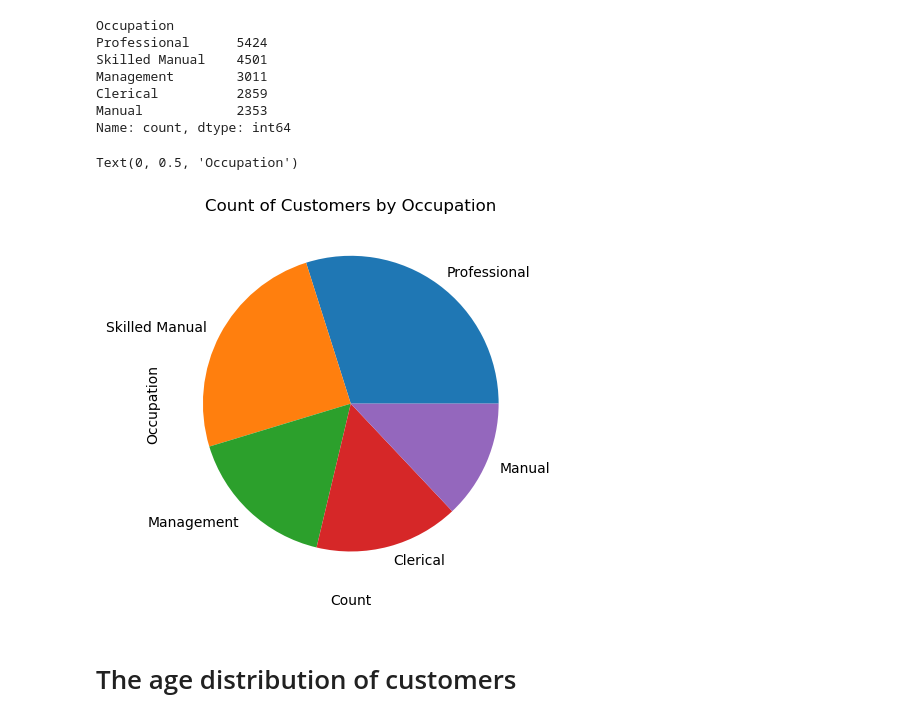
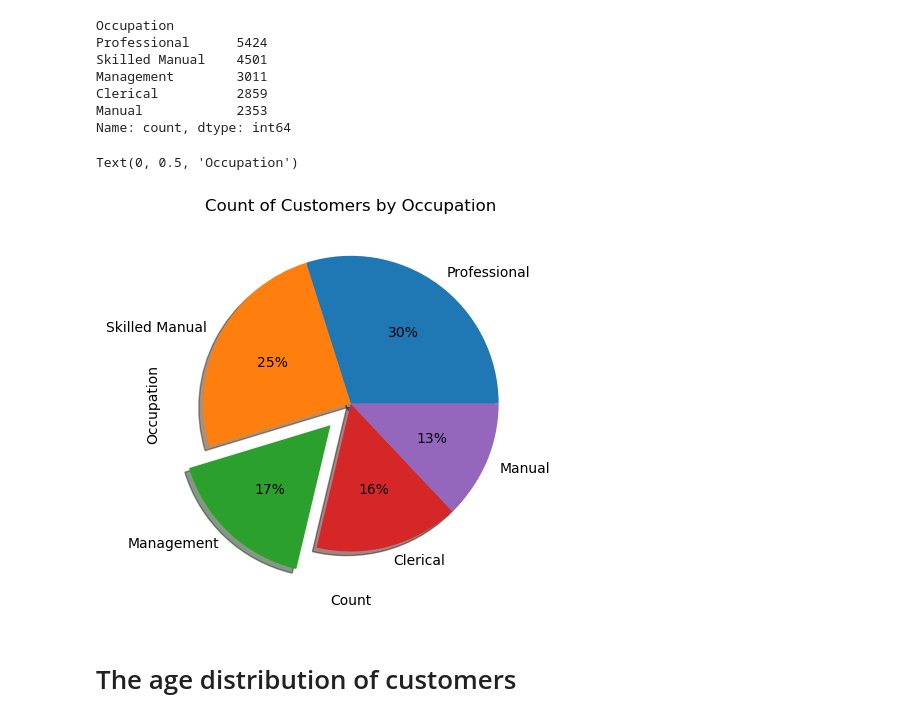
Before and after one commit to adebisijoy/Customers-Data-Visualization, a Jupyter notebook: Customers Data Visualization.ipynb, the cells around one changed output. Drawn from its saved outputs; the diff is of its cells as text; code cells hidden in the pictures.

```diff
--- a/Customers Data Visualization.ipynb
+++ b/Customers Data Visualization.ipynb
@@ -184,12 +185,12 @@ Manual            2353
 Name: count, dtype: int64
 # %%
 plt.title("Count of Customers by Occupation")
-df['Occupation'].value_counts().plot(kind='pie')
+df['Occupation'].value_counts().plot(kind='pie', shadow=True, autopct='%0.0f%%', explode=[0,0,0.2,0,0])
 plt.xlabel("Count")
 plt.ylabel("Occupation")
 # %% [output]
 Text(0, 0.5, 'Occupation')
-[figure, old version]
+[figure, new version]
 # %% [markdown]
 # The age distribution of customers
 # %%
```
Also changed, not shown: parts of 22 cells of this notebook.
